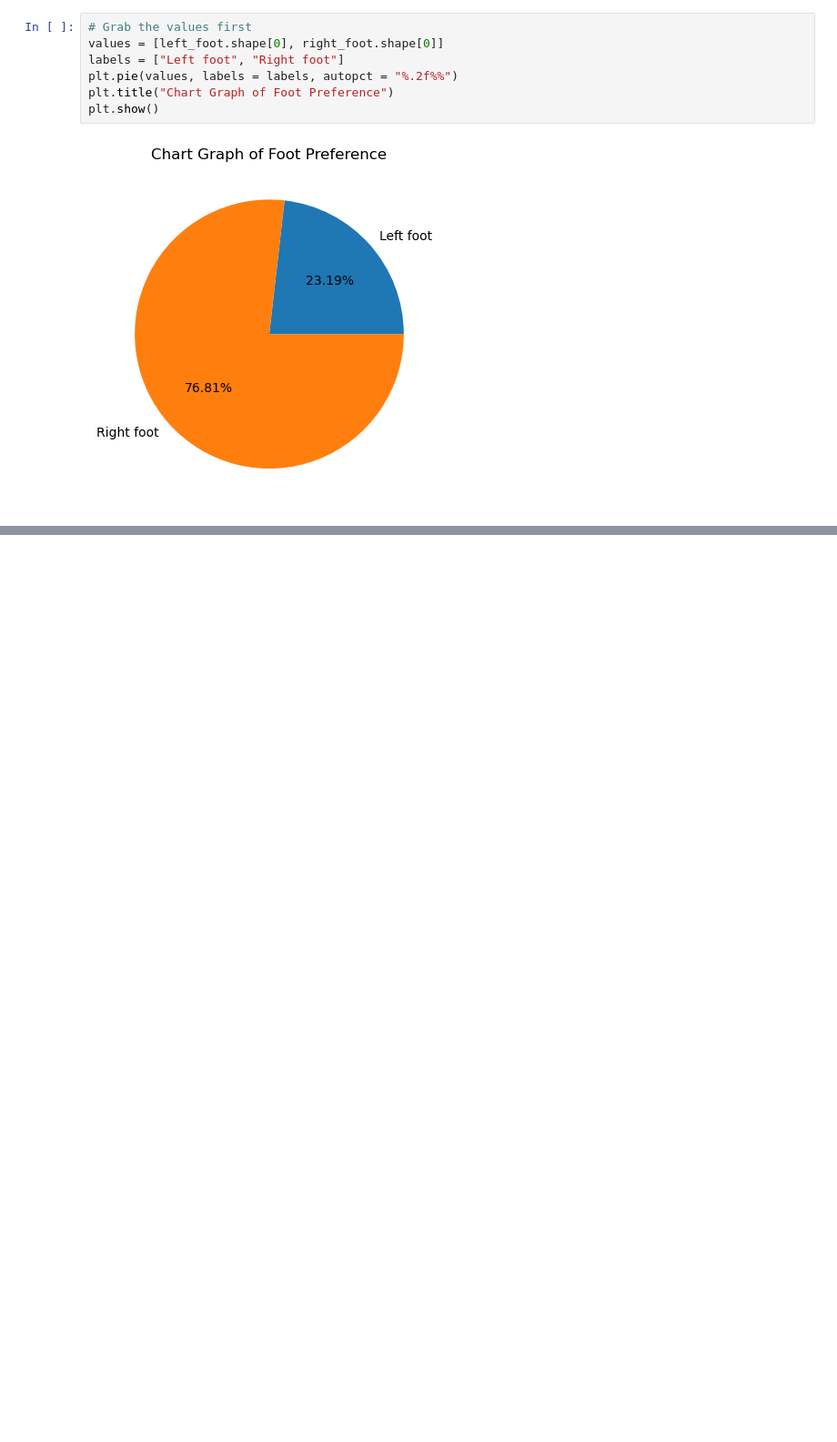
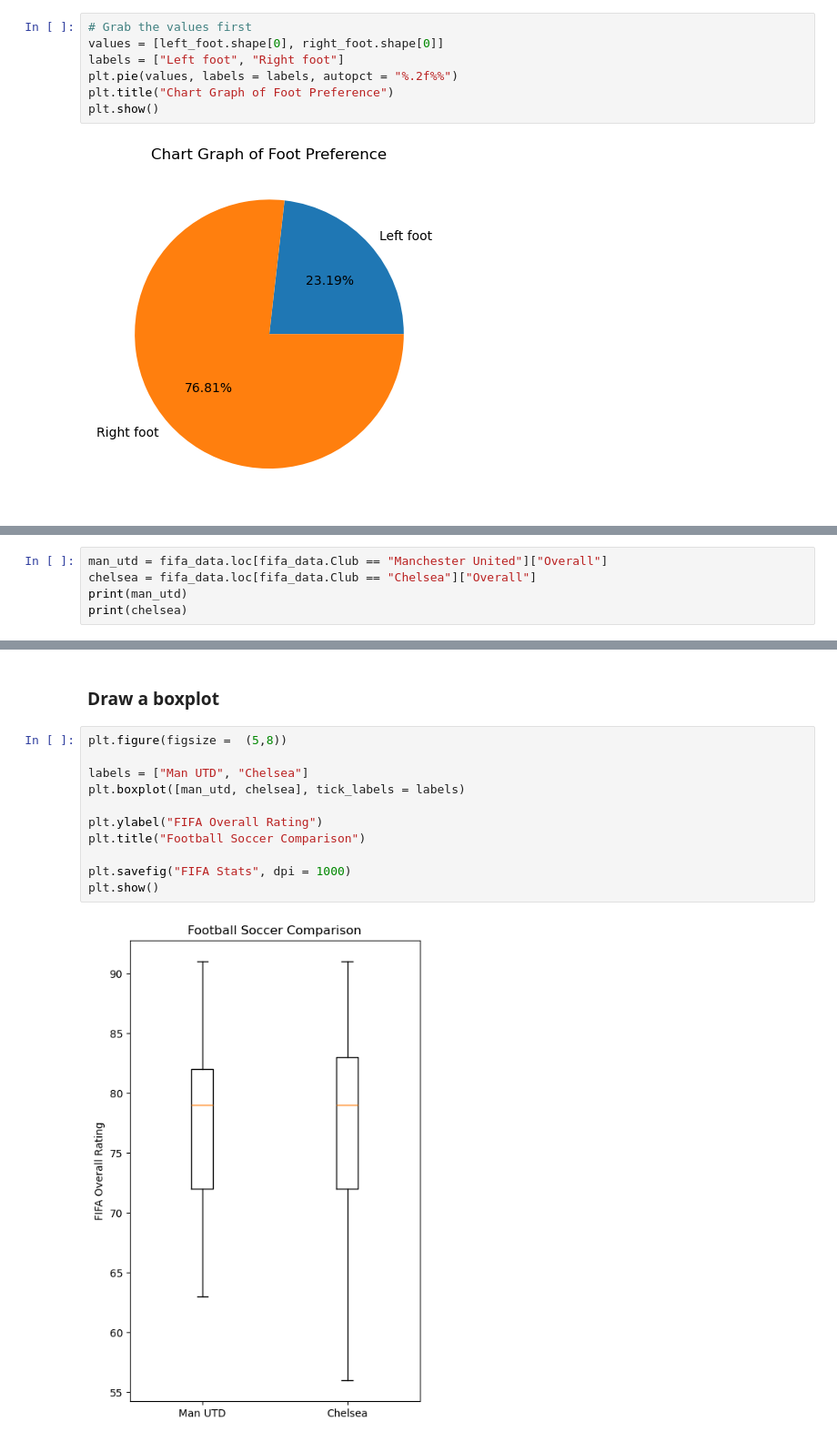
Before and after one commit to gilbertmunuotz/IPT-Roadmap, a Jupyter notebook: HandsOnPrac.ipynb, the cells around one changed output, grey strips where cells are left out. Shown at 91% size. Drawn from its saved outputs; the diff is of its cells as text; blank space fills up the shorter version.

```diff
--- a/HandsOnPrac.ipynb
+++ b/HandsOnPrac.ipynb
@@ -98,0 +141,5 @@ plt.show()
+# %%
+man_utd = fifa_data.loc[fifa_data.Club == "Manchester United"]["Overall"]
+chelsea = fifa_data.loc[fifa_data.Club == "Chelsea"]["Overall"]
+print(man_utd)
+print(chelsea)
@@ -98,0 +164,15 @@ plt.show()
+# %% [markdown]
+### Draw a boxplot
+# %%
+plt.figure(figsize =  (5,8))
+
+labels = ["Man UTD", "Chelsea"]
+plt.boxplot([man_utd, chelsea], tick_labels = labels)
+
+plt.ylabel("FIFA Overall Rating")
+plt.title("Football Soccer Comparison")
+
+plt.savefig("FIFA Stats", dpi = 1000)
+plt.show()
+# %% [output]
+[figure, added]
```
Also changed, not shown: parts of 7 cells of this notebook, 1 other file.
